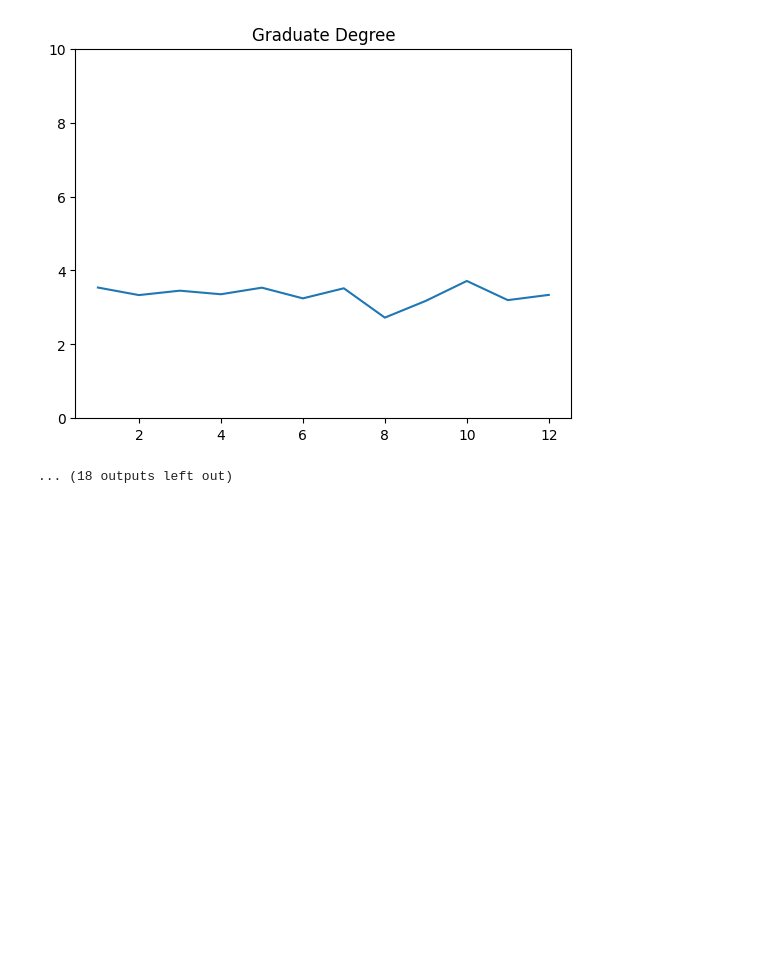
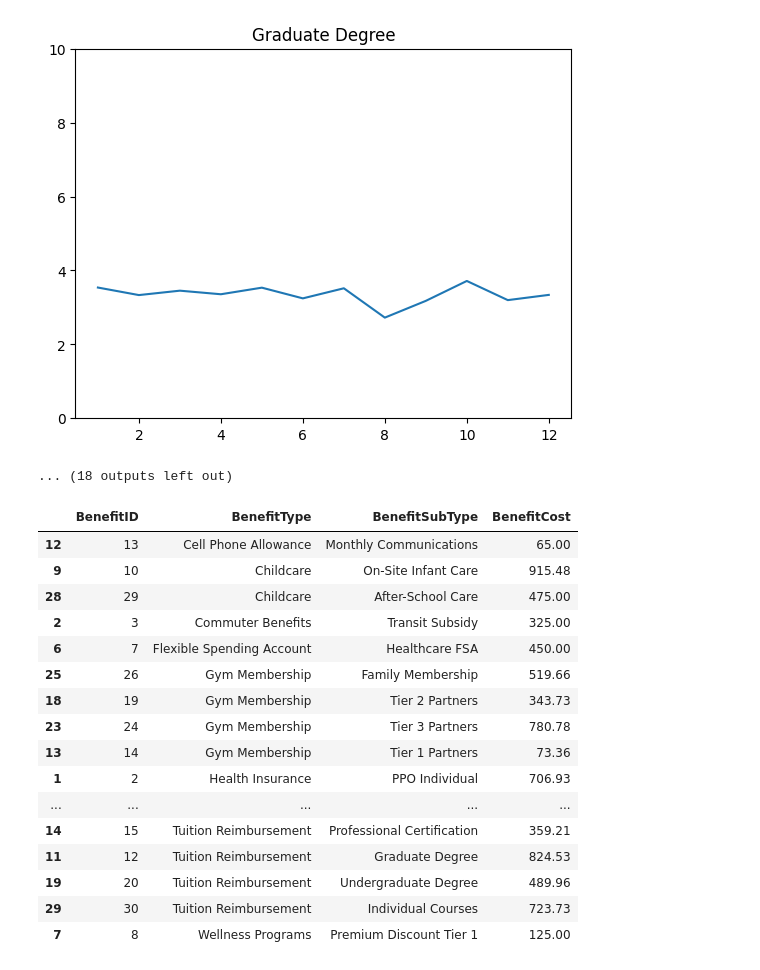
Before and after one commit to yoshimathur/adp_data_cap, a Jupyter notebook: yash_y_book.ipynb, the cells around one changed output. Saved outputs shown, nothing was run; the diff lists cells and outputs as text; code cells hidden in the pictures; blank space fills up the shorter version.

```diff
--- a/yash_y_book.ipynb
+++ b/yash_y_book.ipynb
@@ -162,3 +162,23 @@ cleaned_data['UsageCategory'] = np.select(conditions, choices, default='Fail')
 cleaned_data_encoded_usage = pd.concat([cleaned_data, pd.get_dummies(cleaned_data['UsageCategory'], prefix='Usage_')], axis=1)
 # %%
 #cleaned_data_encoded_usage.to_csv('phase1_usage_encoded.csv', index=False)
+# %%
+BENEFITS.sort_values('BenefitType')
+# %% [output]
+|  | BenefitID | BenefitType | BenefitSubType | BenefitCost |
+| 12 | 13 | Cell Phone Allowance | Monthly Communications | 65.00 |
+| 9 | 10 | Childcare | On-Site Infant Care | 915.48 |
+| 28 | 29 | Childcare | After-School Care | 475.00 |
+| 2 | 3 | Commuter Benefits | Transit Subsidy | 325.00 |
+| 6 | 7 | Flexible Spending Account | Healthcare FSA | 450.00 |
+| 25 | 26 | Gym Membership | Family Membership | 519.66 |
+| 18 | 19 | Gym Membership | Tier 2 Partners | 343.73 |
+| 23 | 24 | Gym Membership | Tier 3 Partners | 780.78 |
+| 13 | 14 | Gym Membership | Tier 1 Partners | 73.36 |
+| 1 | 2 | Health Insurance | PPO Individual | 706.93 |
+| ... | ... | ... | ... | ... |
+| 14 | 15 | Tuition Reimbursement | Professional Certification | 359.21 |
+| 11 | 12 | Tuition Reimbursement | Graduate Degree | 824.53 |
+| 19 | 20 | Tuition Reimbursement | Undergraduate Degree | 489.96 |
+| 29 | 30 | Tuition Reimbursement | Individual Courses | 723.73 |
+| 7 | 8 | Wellness Programs | Premium Discount Tier 1 | 125.00 |
```
Also changed, not shown: 1 other file.
